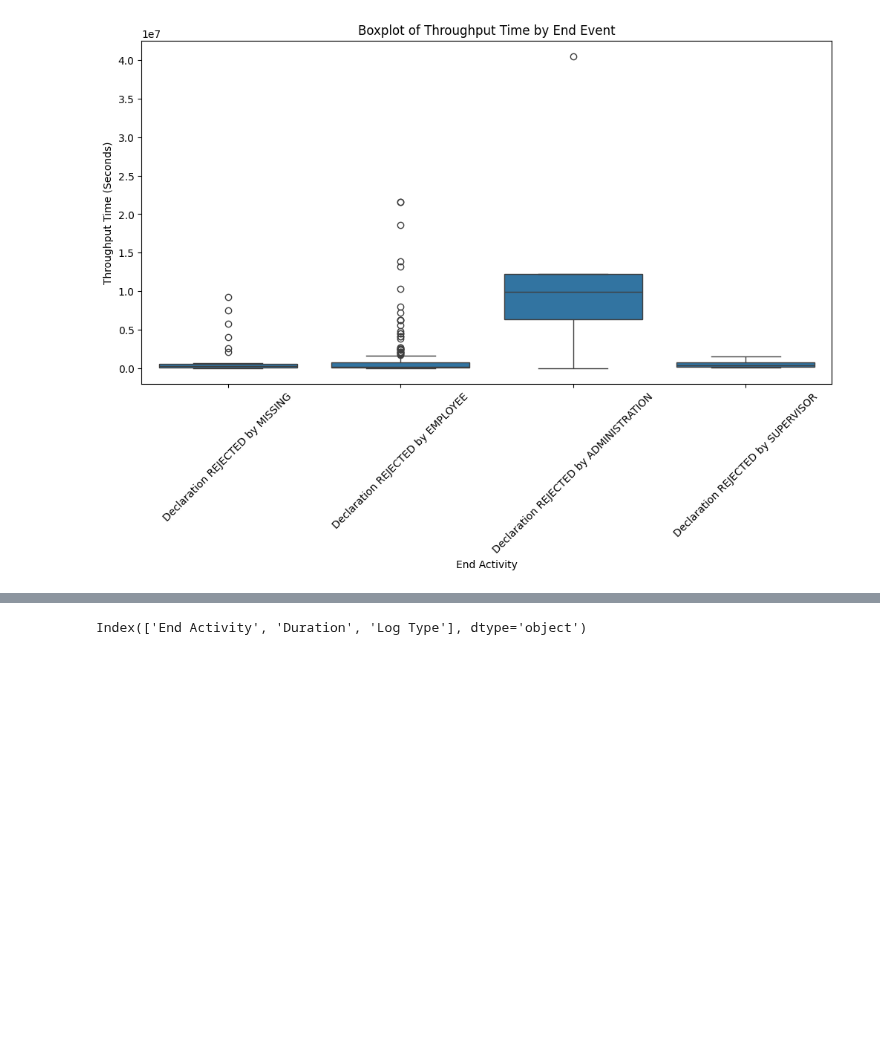
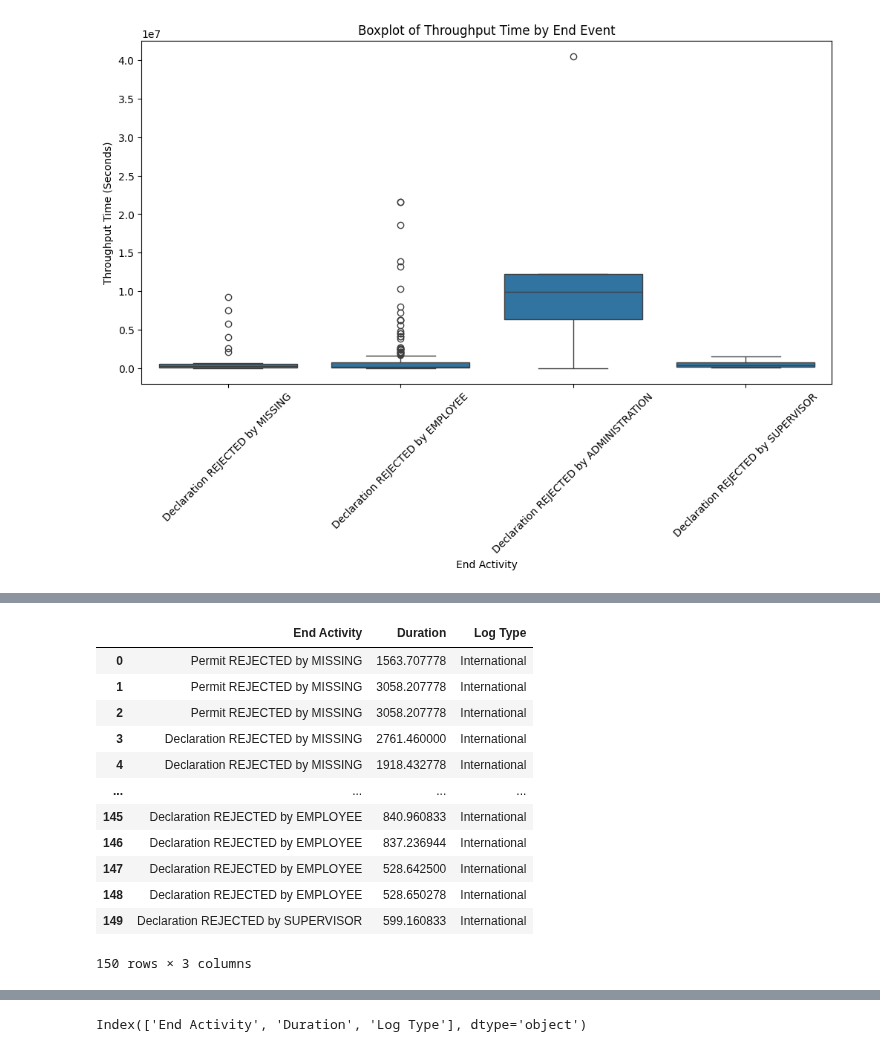
Before and after one commit to Flemming-R/MADS23a_PM-HA_Filali_Teppris_Rommelfangen, a Jupyter notebook: notebooks/1_Process_Discovery/Rejections_and_reasons.ipynb, the cells around one changed output, grey strips where cells are left out. Saved outputs shown, nothing was run; the diff lists cells and outputs as text; code cells hidden in the pictures; blank space fills up the shorter version.

```diff
--- a/notebooks/1_Process_Discovery/Rejections_and_reasons.ipynb
+++ b/notebooks/1_Process_Discovery/Rejections_and_reasons.ipynb
@@ -322,0 +319,16 @@ plt.show()
+# %%
+df_international
+# %% [output]
+|  | End Activity | Duration | Log Type |
+| 0 | Permit REJECTED by MISSING | 1563.707778 | International |
+| 1 | Permit REJECTED by MISSING | 3058.207778 | International |
+| 2 | Permit REJECTED by MISSING | 3058.207778 | International |
+| 3 | Declaration REJECTED by MISSING | 2761.460000 | International |
+| 4 | Declaration REJECTED by MISSING | 1918.432778 | International |
+| ... | ... | ... | ... |
+| 145 | Declaration REJECTED by EMPLOYEE | 840.960833 | International |
+| 146 | Declaration REJECTED by EMPLOYEE | 837.236944 | International |
+| 147 | Declaration REJECTED by EMPLOYEE | 528.642500 | International |
+| 148 | Declaration REJECTED by EMPLOYEE | 528.650278 | International |
+| 149 | Declaration REJECTED by SUPERVISOR | 599.160833 | International |
+150 rows × 3 columns
```
Also changed, not shown: parts of 10 cells of this notebook.
